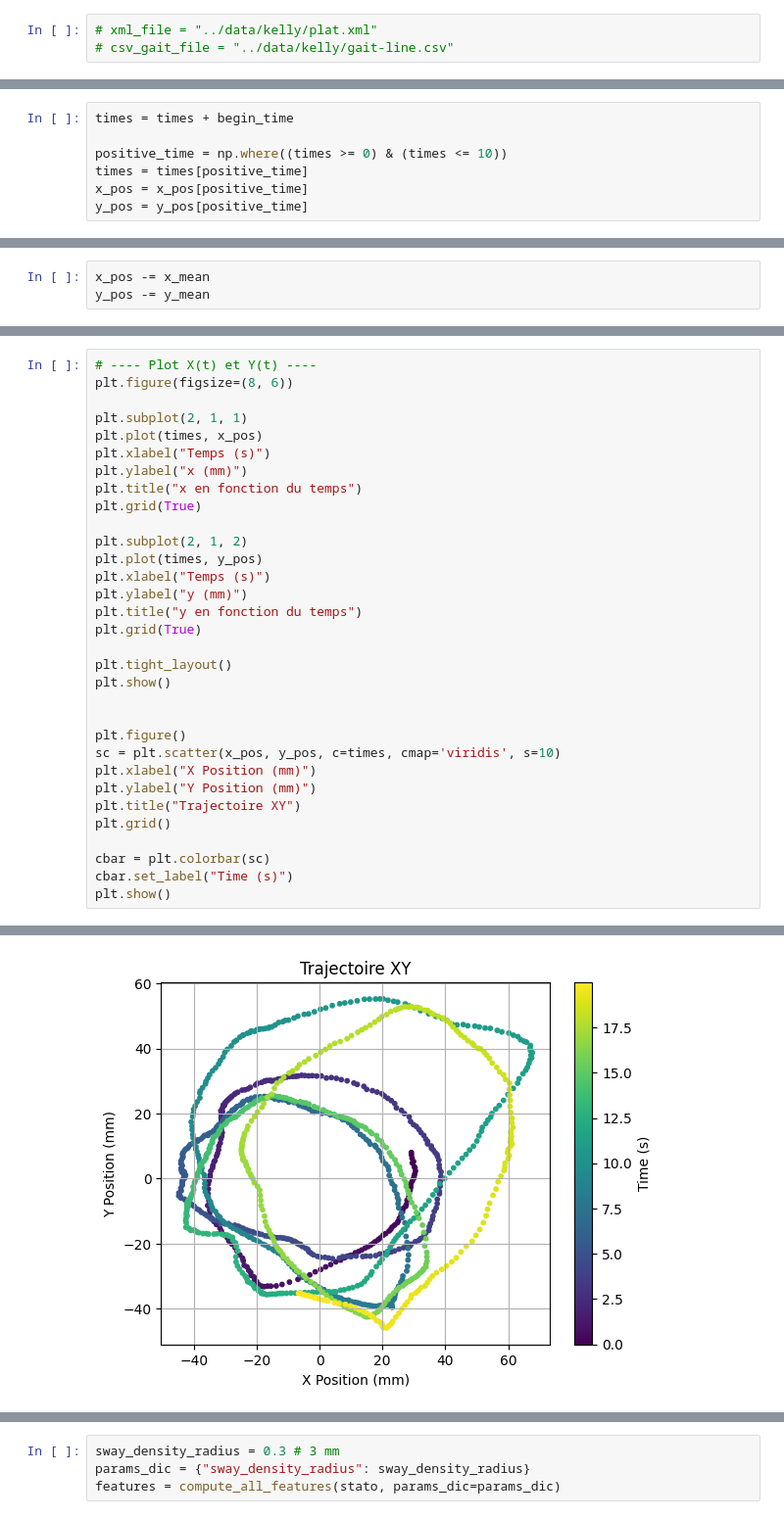
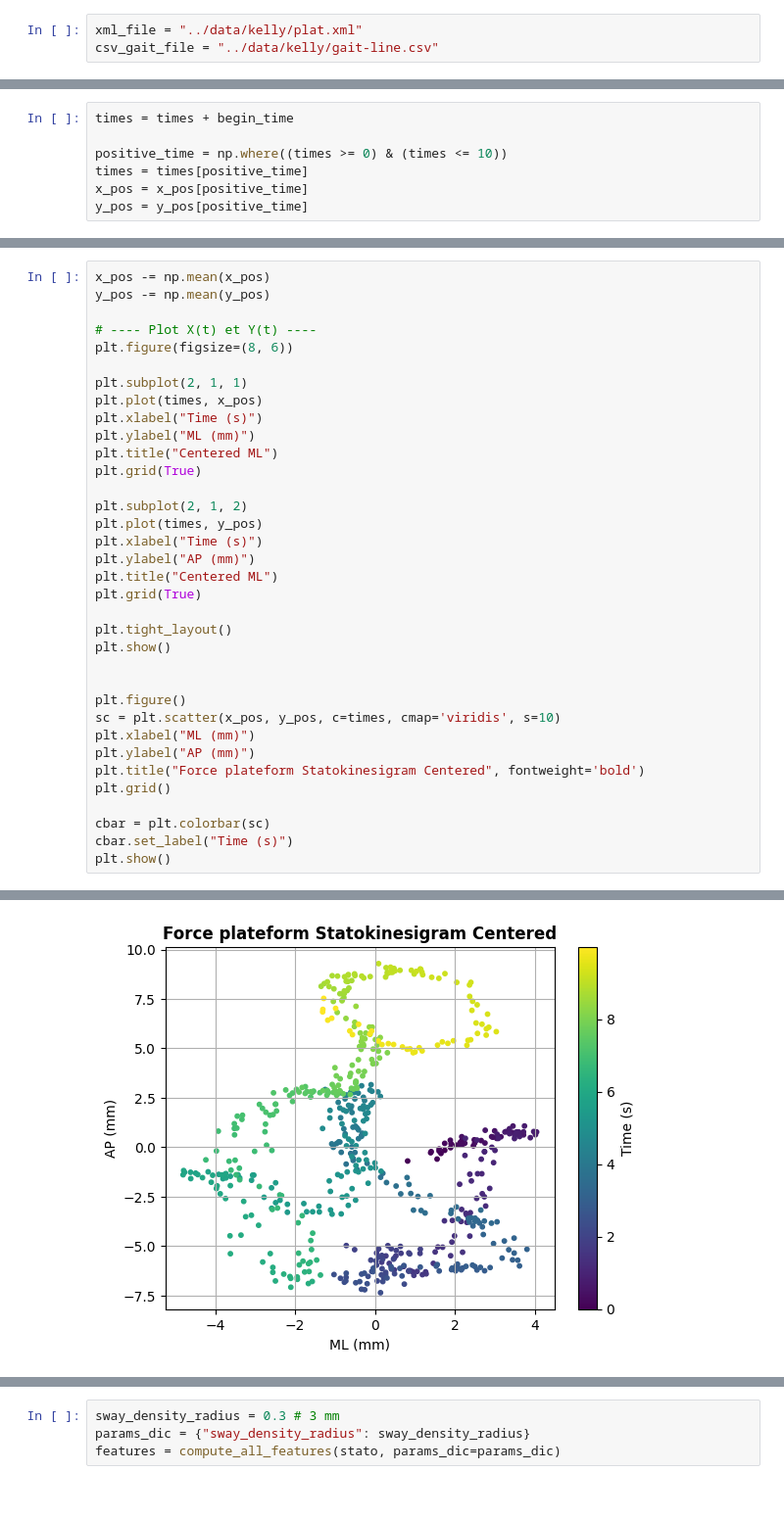
Before and after one commit to KellyLuo-O/stabilometry_project_2026, a Jupyter notebook: scripts/platform_stabilogram.ipynb, the cells around one changed output, grey strips where cells are left out. Shown at 98% size. Drawn from its saved outputs; the diff is of its cells as text.

```diff
--- a/scripts/platform_stabilogram.ipynb
+++ b/scripts/platform_stabilogram.ipynb
@@ -12,6 +22,6 @@ csv_gait_file = "../data/antoine/plateforme/test2/gait-line.csv"
 # %%
-# xml_file = "../data/kelly/plat.xml"
-# csv_gait_file = "../data/kelly/gait-line.csv"
+xml_file = "../data/kelly/plat.xml"
+csv_gait_file = "../data/kelly/gait-line.csv"
 # %%
 import xml.etree.ElementTree as ET
 
@@ -112,3 +116,0 @@ Mean X: -19.3849 m, Mean Y: -56.3159 m
-# %%
-x_pos -= x_mean
-y_pos -= y_mean
@@ -115,19 +119,22 @@ y_pos -= y_mean
 # %%
+x_pos -= np.mean(x_pos)
+y_pos -= np.mean(y_pos)
+
 # ---- Plot X(t) et Y(t) ----
 plt.figure(figsize=(8, 6))
 
 plt.subplot(2, 1, 1)
 plt.plot(times, x_pos)
-plt.xlabel("Temps (s)")
-plt.ylabel("x (mm)")
-plt.title("x en fonction du temps")
+plt.xlabel("Time (s)")
+plt.ylabel("ML (mm)")
+plt.title("Centered ML")
 plt.grid(True)
 
 plt.subplot(2, 1, 2)
 plt.plot(times, y_pos)
-plt.xlabel("Temps (s)")
-plt.ylabel("y (mm)")
-plt.title("y en fonction du temps")
+plt.xlabel("Time (s)")
+plt.ylabel("AP (mm)")
+plt.title("Centered ML")
 plt.grid(True)
 
 plt.tight_layout()
@@ -136,9 +143,9 @@ plt.show()
 
 plt.figure()
 sc = plt.scatter(x_pos, y_pos, c=times, cmap='viridis', s=10)
-plt.xlabel("X Position (mm)")
-plt.ylabel("Y Position (mm)")
-plt.title("Trajectoire XY")
+plt.xlabel("ML (mm)")
+plt.ylabel("AP (mm)")
+plt.title("Force plateform Statokinesigram Centered", fontweight='bold')
 plt.grid()
 
 cbar = plt.colorbar(sc)
@@ -149 +156 @@ plt.show()
-[figure, old version]
+[figure, new version]
```
Also changed, not shown: parts of 17 cells of this notebook, 9 other files.
